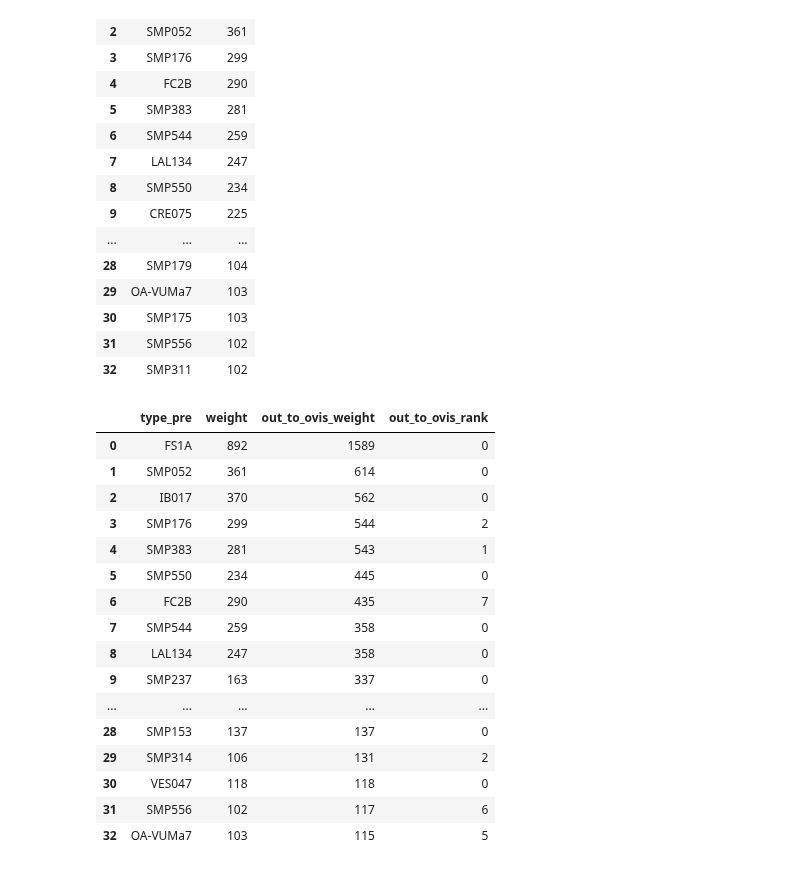
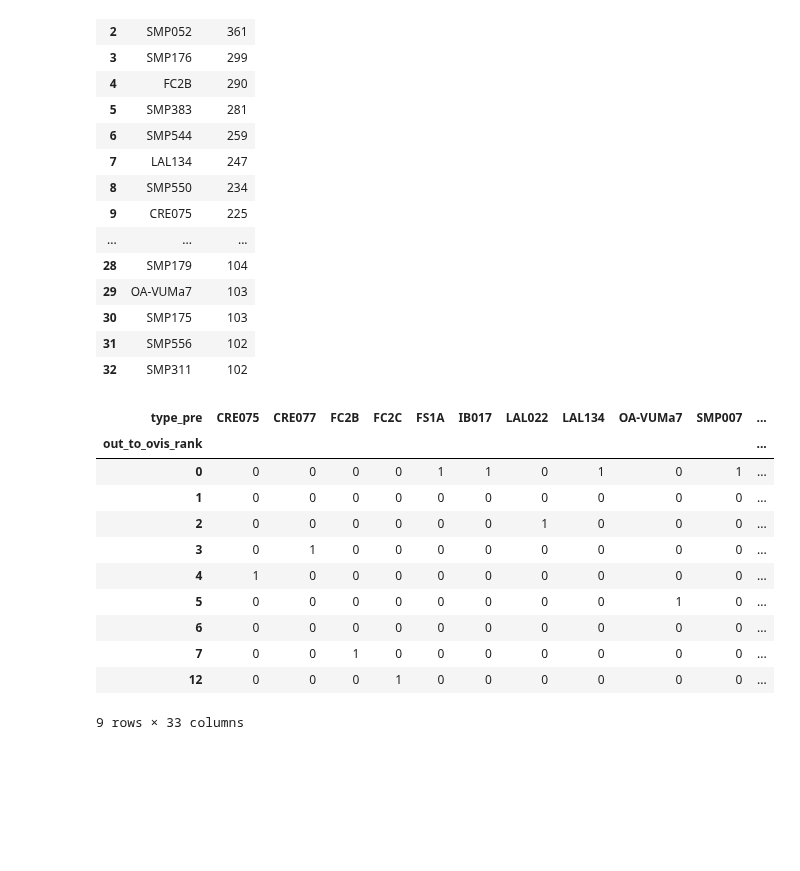
Before and after one commit to RhessaWL/flybrain-clustering, a Jupyter notebook: oviIN_prominencefig.ipynb, the cells around one changed output. Drawn from its saved outputs; the diff is of its cells as text; code cells hidden in the pictures; blank space fills up the shorter version.

```diff
--- a/oviIN_prominencefig.ipynb
+++ b/oviIN_prominencefig.ipynb
@@ -92,24 +94,26 @@ for idx, row in testchunk.iterrows():
     # add the weight and rank of oviIN in its partners outputs to the testchunk dataframe
     testchunk.loc[idx,'out_to_ovis_weight'] = thing.values[0]
     testchunk.loc[idx,'out_to_ovis_rank'] = thing.index.values[0]
-# %%
-testchunk = testchunk.sort_values(by='out_to_ovis_weight', ascending=False, ignore_index=True)
-testchunk
-# %% [output]
-|  | type_pre | weight | out_to_ovis_weight | out_to_ovis_rank |
-| 0 | FS1A | 892 | 1589 | 0 |
-| 1 | SMP052 | 361 | 614 | 0 |
-| 2 | IB017 | 370 | 562 | 0 |
-| 3 | SMP176 | 299 | 544 | 2 |
-| 4 | SMP383 | 281 | 543 | 1 |
-| 5 | SMP550 | 234 | 445 | 0 |
-| 6 | FC2B | 290 | 435 | 7 |
-| 7 | SMP544 | 259 | 358 | 0 |
-| 8 | LAL134 | 247 | 358 | 0 |
-| 9 | SMP237 | 163 | 337 | 0 |
-| ... | ... | ... | ... | ... |
-| 28 | SMP153 | 137 | 137 | 0 |
-| 29 | SMP314 | 106 | 131 | 2 |
-| 30 | VES047 | 118 | 118 | 0 |
-| 31 | SMP556 | 102 | 117 | 6 |
-| 32 | OA-VUMa7 | 103 | 115 | 5 |
+# %%
+testchunk_edit = testchunk.sort_values(by='out_to_ovis_weight', ascending=False, ignore_index=True)
+# Testchunk drop columns
+testchunk_small = testchunk_edit[['type_pre', 'out_to_ovis_rank']]
+# Pivot so that celltypes in the index, and oviIN ranks in the columns
+testchunk_pivot = testchunk_small.pivot(index='out_to_ovis_rank', columns='type_pre', values='out_to_ovis_rank')
+
+# Replace any non-Nan values with the number 1
+testchunk_pivot = testchunk_pivot.notnull().astype('int')
+testchunk_pivot
+# %% [output]
+| type_pre | CRE075 | CRE077 | FC2B | FC2C | FS1A | IB017 | LAL022 | LAL134 | OA-VUMa7 | SMP007 | ... |
+| out_to_ovis_rank |  |  |  |  |  |  |  |  |  |  | ... |
+| 0 | 0 | 0 | 0 | 0 | 1 | 1 | 0 | 1 | 0 | 1 | ... |
+| 1 | 0 | 0 | 0 | 0 | 0 | 0 | 0 | 0 | 0 | 0 | ... |
+| 2 | 0 | 0 | 0 | 0 | 0 | 0 | 1 | 0 | 0 | 0 | ... |
+| 3 | 0 | 1 | 0 | 0 | 0 | 0 | 0 | 0 | 0 | 0 | ... |
+| 4 | 1 | 0 | 0 | 0 | 0 | 0 | 0 | 0 | 0 | 0 | ... |
+| 5 | 0 | 0 | 0 | 0 | 0 | 0 | 0 | 0 | 1 | 0 | ... |
+| 6 | 0 | 0 | 0 | 0 | 0 | 0 | 0 | 0 | 0 | 0 | ... |
+| 7 | 0 | 0 | 1 | 0 | 0 | 0 | 0 | 0 | 0 | 0 | ... |
+| 12 | 0 | 0 | 0 | 1 | 0 | 0 | 0 | 0 | 0 | 0 | ... |
+9 rows × 33 columns
```
Also changed, not shown: parts of 4 cells of this notebook, 7 other files.
